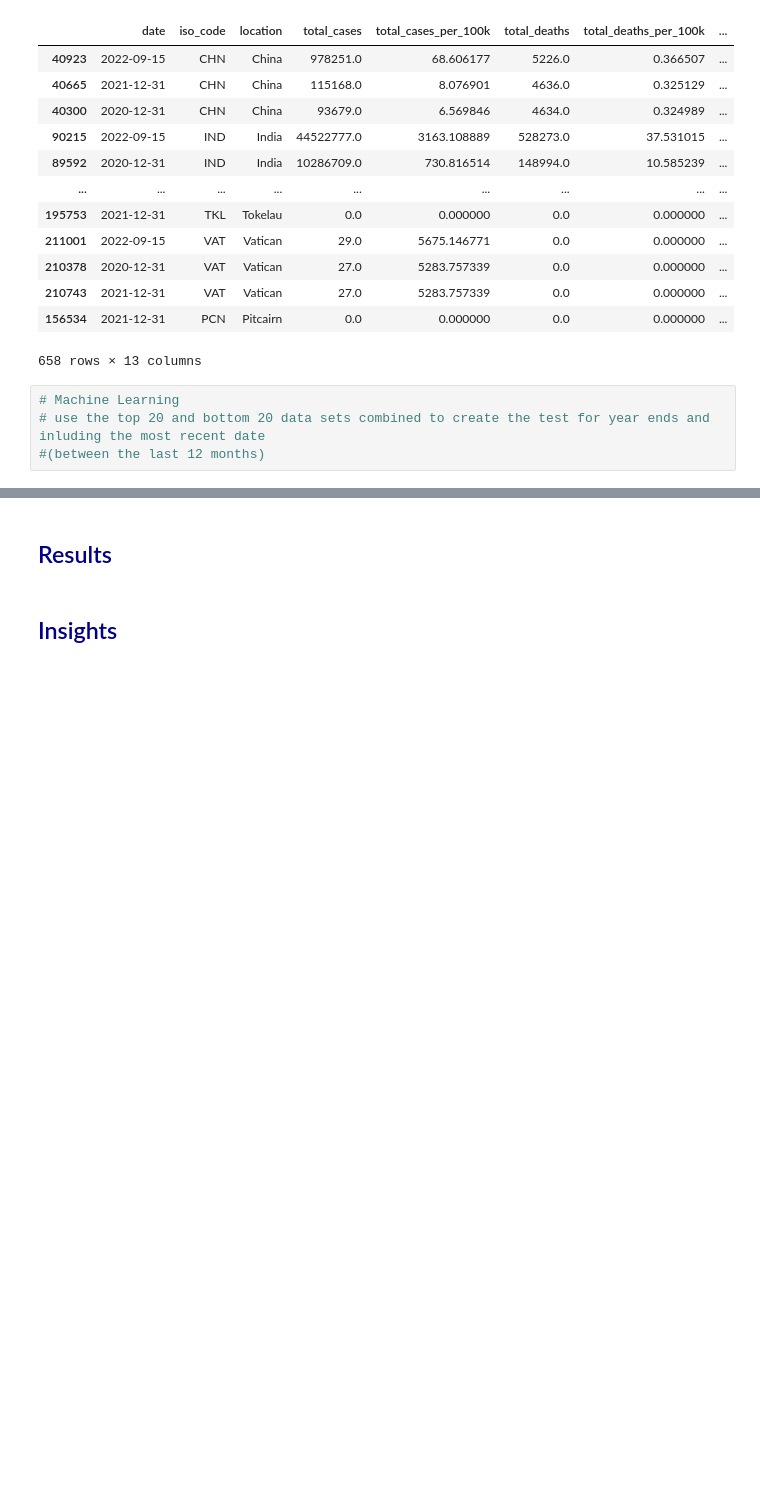
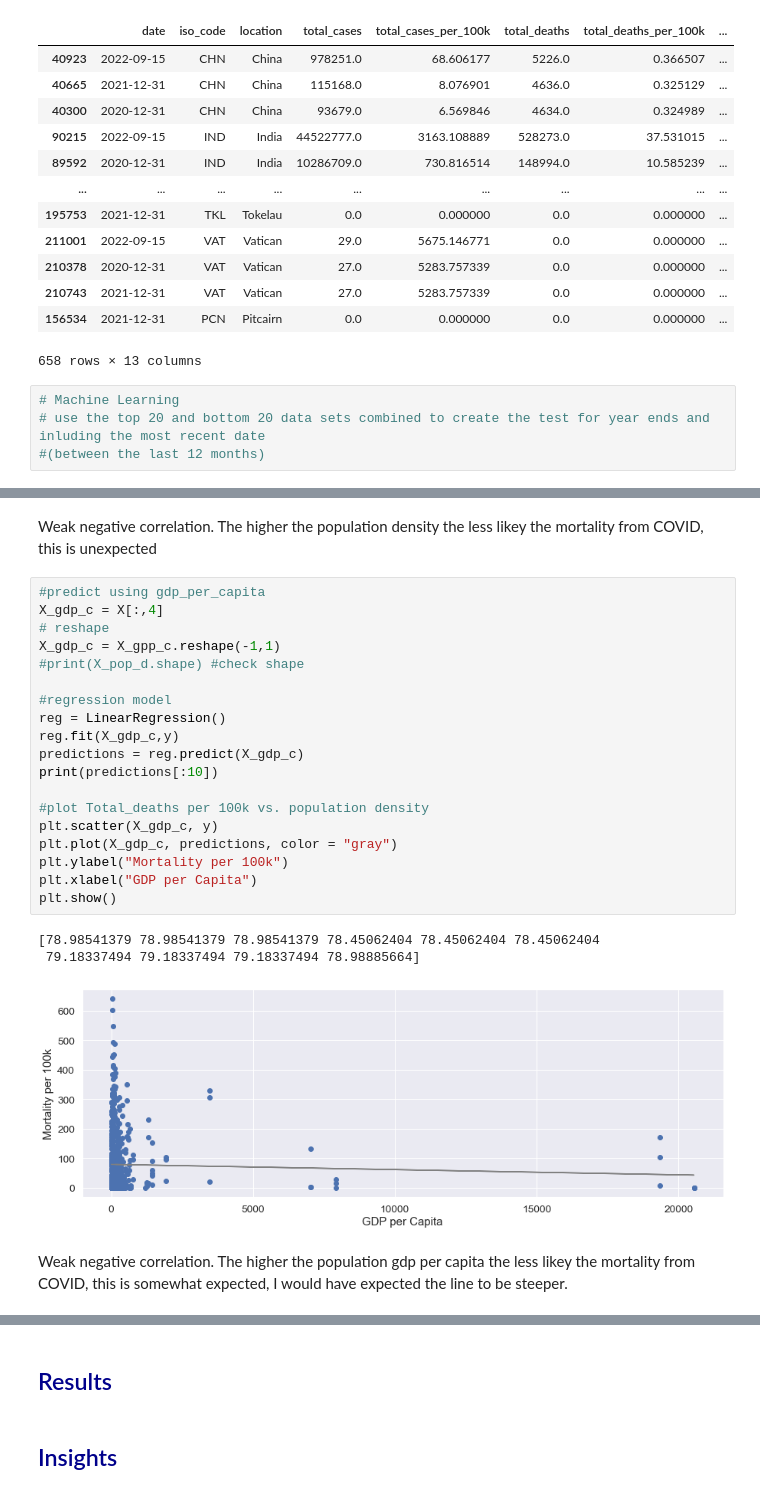
Before and after one commit to PhillipNM/UCDPA_PhillipMarsh, a Jupyter notebook: z. Practice setting up project report.ipynb, the cells around one changed output, grey strips where cells are left out. Drawn from its saved outputs; the diff is of its cells as text; blank space fills up the shorter version.

```diff
--- a/z. Practice setting up project report.ipynb
+++ b/z. Practice setting up project report.ipynb
@@ -1595,0 +1719,27 @@ plt.ylabel("Accuracy")
+# %% [markdown]
+Weak negative correlation. The higher the population density the less likey the mortality from COVID, this is unexpected
+# %%
+#predict using gdp_per_capita
+X_gdp_c = X[:,4]
+# reshape
+X_gdp_c = X_gpp_c.reshape(-1,1)
+#print(X_pop_d.shape) #check shape
+
+#regression model
+reg = LinearRegression()
+reg.fit(X_gdp_c,y)
+predictions = reg.predict(X_gdp_c)
+print(predictions[:10])
+
+#plot Total_deaths per 100k vs. population density
+plt.scatter(X_gdp_c, y)
+plt.plot(X_gdp_c, predictions, color = "gray")
+plt.ylabel("Mortality per 100k")
+plt.xlabel("GDP per Capita")
+plt.show()
+# %% [output]
+[78.98541379 78.98541379 78.98541379 78.45062404 78.45062404 78.45062404
+ 79.18337494 79.18337494 79.18337494 78.98885664]
+[figure, added]
+# %% [markdown]
+Weak negative correlation. The higher the population gdp per capita the less likey the mortality from COVID, this is somewhat expected, I would have expected the line to be steeper.
```
Also changed, not shown: parts of 48 cells of this notebook.
